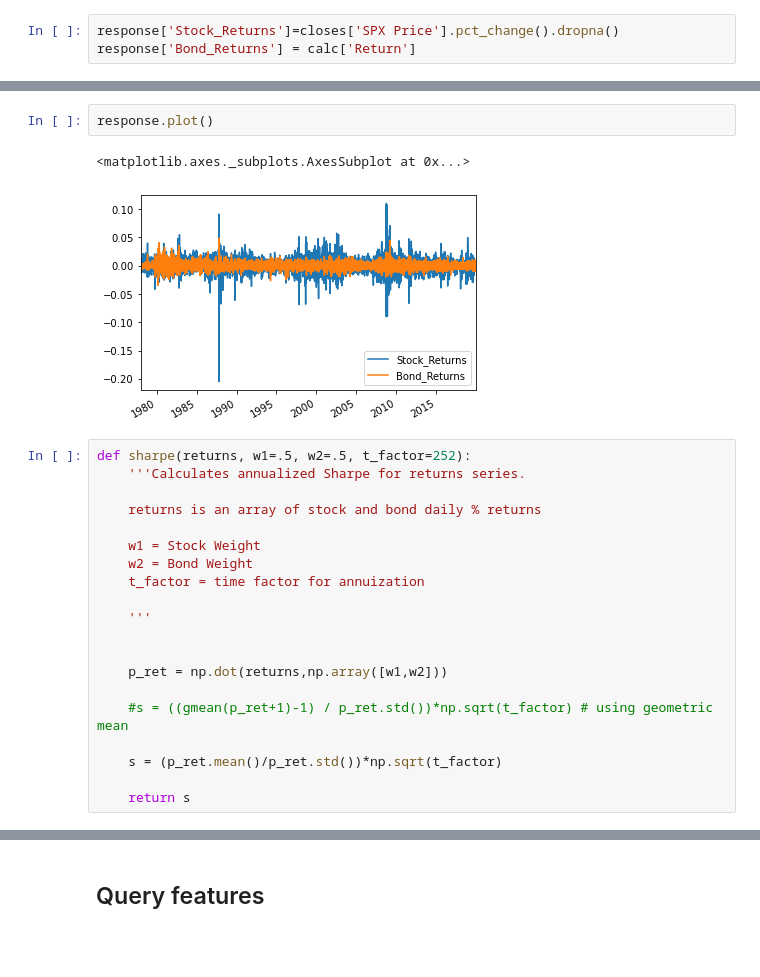
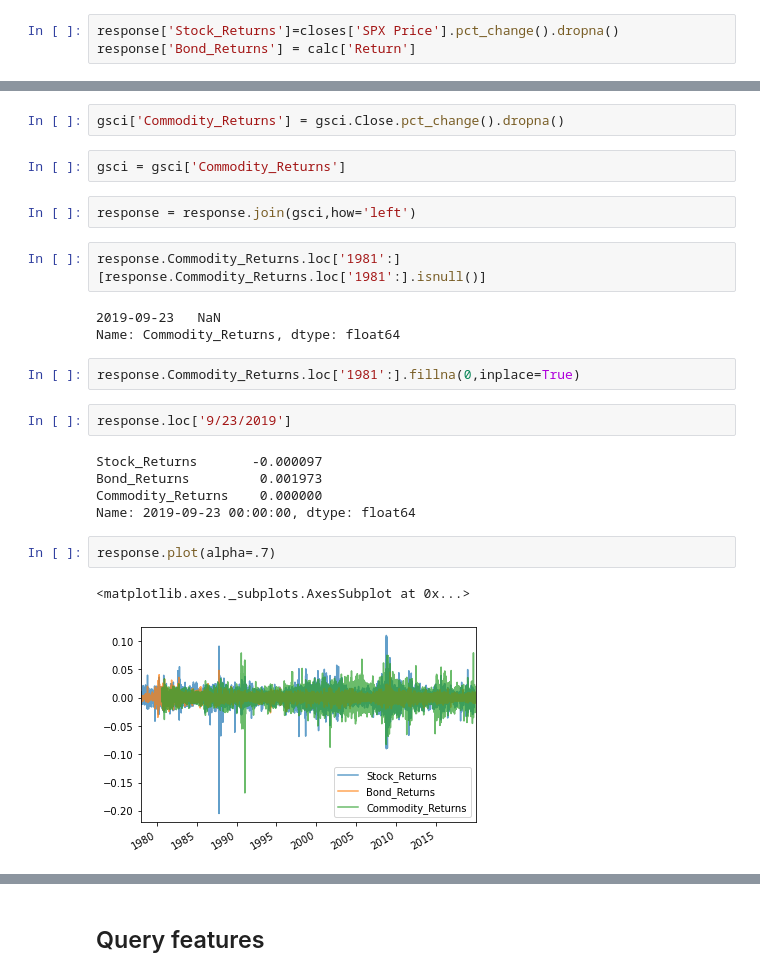
Before and after one commit to mkosik89/Springboard, a Jupyter notebook: Capstone_2/Data/Import Data.ipynb, the cells around one changed output, grey strips where cells are left out. Saved outputs shown, nothing was run; the diff lists cells and outputs as text; blank space fills up the shorter version.

```diff
--- a/Capstone_2/Data/Import Data.ipynb
+++ b/Capstone_2/Data/Import Data.ipynb
@@ -137,25 +134,25 @@ response.describe()
+# %%
+gsci['Commodity_Returns'] = gsci.Close.pct_change().dropna()
+# %%
+gsci = gsci['Commodity_Returns']
+# %%
+response = response.join(gsci,how='left')
+# %%
+response.Commodity_Returns.loc['1981':][response.Commodity_Returns.loc['1981':].isnull()]
+# %% [output]
+2019-09-23   NaN
+Name: Commodity_Returns, dtype: float64
+# %%
+response.Commodity_Returns.loc['1981':].fillna(0,inplace=True)
+# %%
+response.loc['9/23/2019']
+# %% [output]
+Stock_Returns       -0.000097
+Bond_Returns         0.001973
+Commodity_Returns    0.000000
+Name: 2019-09-23 00:00:00, dtype: float64
 # %%
-response.plot()
+response.plot(alpha=.7)
 # %% [output]
 <matplotlib.axes._subplots.AxesSubplot at 0x...>
-[figure, old version]
+[figure, new version]
-# %%
-def sharpe(returns, w1=.5, w2=.5, t_factor=252):
-    '''Calculates annualized Sharpe for returns series.
-
-    returns is an array of stock and bond daily % returns
-
-    w1 = Stock Weight
-    w2 = Bond Weight
-    t_factor = time factor for annuization
-
-    '''
-
-
-    p_ret = np.dot(returns,np.array([w1,w2]))
-
-    #s = ((gmean(p_ret+1)-1) / p_ret.std())*np.sqrt(t_factor) # using geometric mean
-
-    s = (p_ret.mean()/p_ret.std())*np.sqrt(t_factor)
-
-    return s
```
Also changed, not shown: parts of 7 cells of this notebook, 10 other files.
